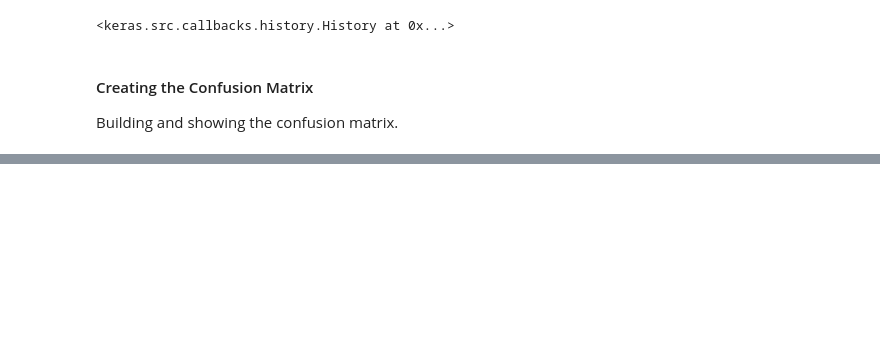
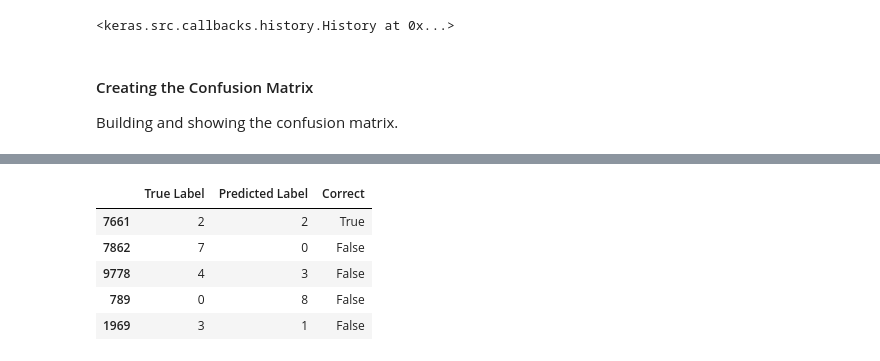
Before and after one commit to CoeWorl/ML-Lab-04, a Jupyter notebook: ML-Lab-04-NeuralNetworkTraining.ipynb, the cells around one changed output, grey strips where cells are left out. Cells and saved outputs as stored; diff of their text form; code cells hidden in the pictures; blank space fills up the shorter version.

```diff
--- a/ML-Lab-04-NeuralNetworkTraining.ipynb
+++ b/ML-Lab-04-NeuralNetworkTraining.ipynb
@@ -185 +192,7 @@ NameError: name 'confusion_matrix' is not defined
 6. What is classification accuracy on the test set?
+# %%
+#Question 1
+y_pred_probs = model.predict(X_test)
+y_pred = np.argmax(y_pred_probs, axis=1)
+accuracy = accuracy_score(y_test, y_pred)
+print(f"{accuracy*100}%")
@@ -185,0 +202,12 @@ NameError: name 'confusion_matrix' is not defined
+# %%
+#Question 4
+dfq4 = pd.DataFrame({'True Label': y_test, 'Predicted Label': y_pred})
+dfq4['Correct'] = dfq4['True Label'] == dfq4['Predicted Label']
+dfq4.head()
+# %% [output]
+|  | True Label | Predicted Label | Correct |
+| 7661 | 2 | 2 | True |
+| 7862 | 7 | 0 | False |
+| 9778 | 4 | 3 | False |
+| 789 | 0 | 8 | False |
+| 1969 | 3 | 1 | False |
```
Also changed, not shown: parts of 8 cells of this notebook, 3 other files.
